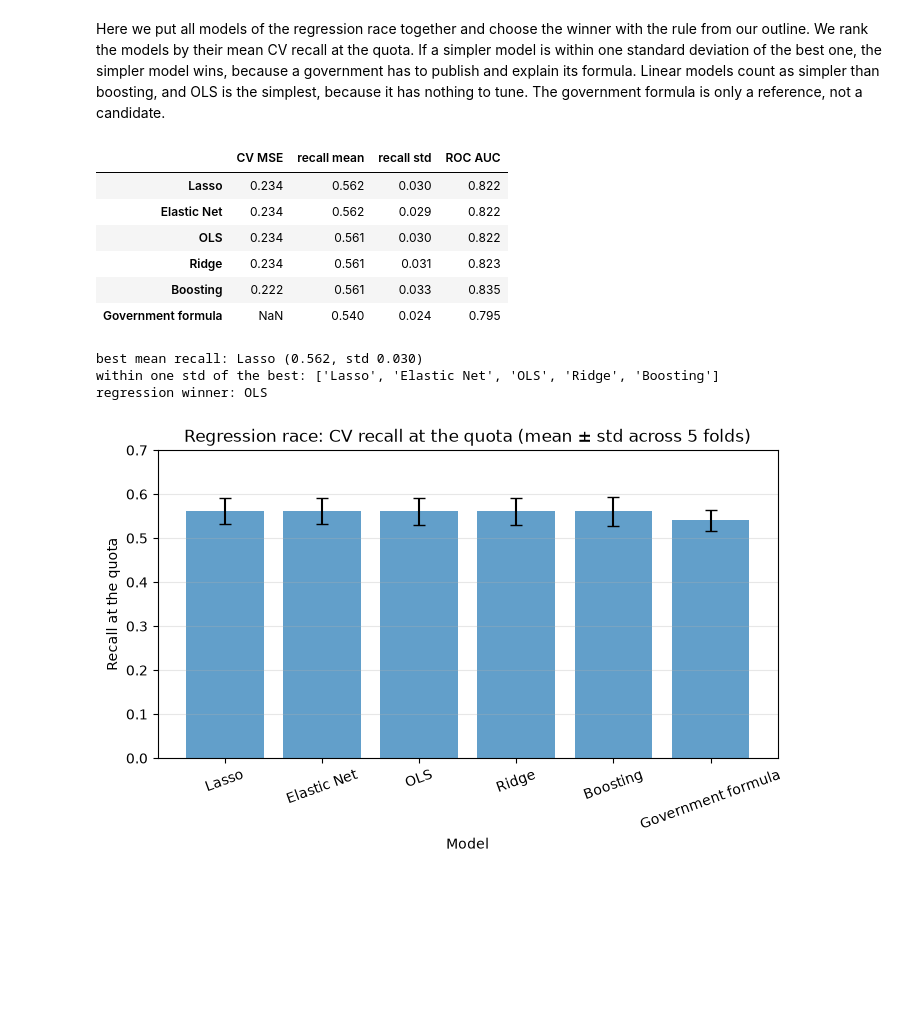
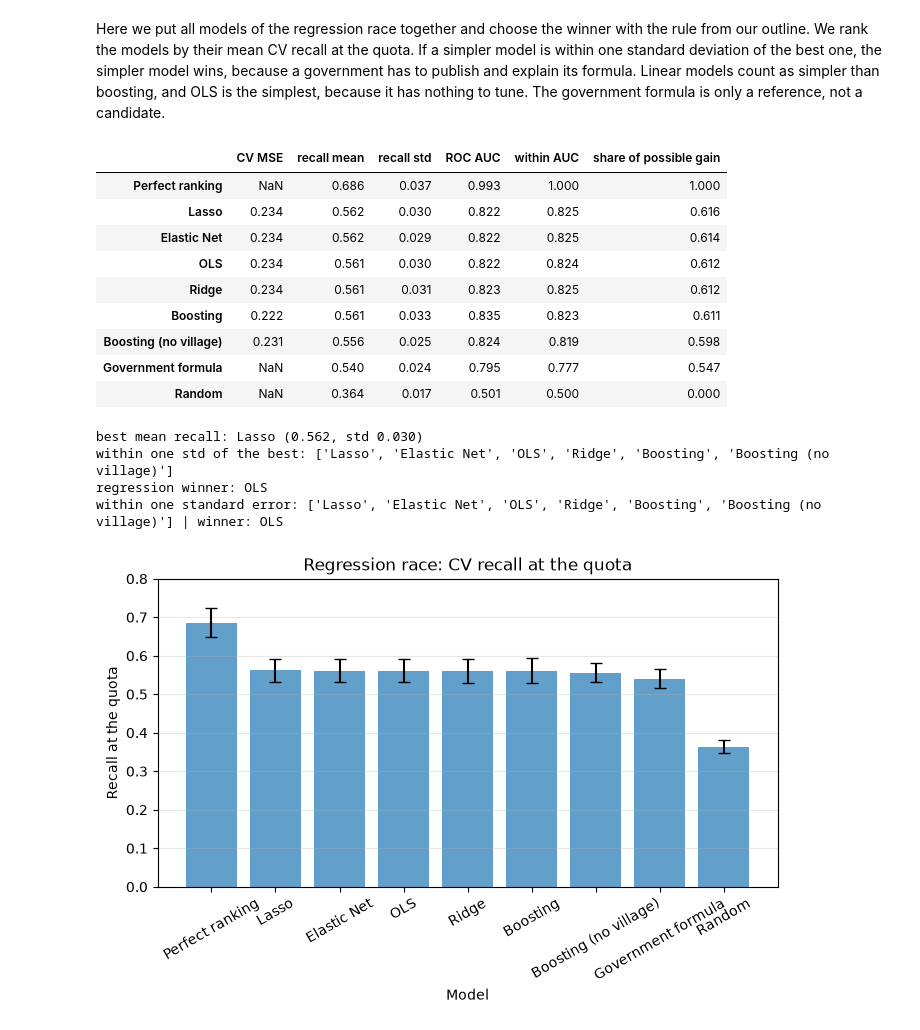
Before and after one commit to StellaI-G/Project_Group0, a Jupyter notebook: notebooks/04a_regression.ipynb, the cells around one changed output. Cells and saved outputs as stored; diff of their text form; code cells hidden in the pictures; blank space fills up the shorter version.

Commit message:
added within_village_auc + small fixes

```diff
--- a/notebooks/04a_regression.ipynb
+++ b/notebooks/04a_regression.ipynb
@@ -699,52 +736,69 @@ Here we put all models of the regression race together and choose the winner wit
 # %%
 # All models of the regression race in one table
 cv_mse = pd.Series({"OLS": ols_cv_mse, "Ridge": best_score_ridge, "Lasso": best_score_lasso,
-                    "Elastic Net": best_score_enet, "Boosting": best_score_boost})   # CV MSE (the tuning score)
+                    "Elastic Net": best_score_enet, "Boosting": best_score_boost,
+                    "Boosting (no village)": best_score_boost_nv})   # CV MSE (the tuning score)
 
 final = pd.DataFrame({
-    "CV MSE": cv_mse,                                       # empty for the government formula (no fitting)
-    "recall mean": summary_boost[("recall", "mean")],       # main metric
-    "recall std": summary_boost[("recall", "std")],         # spread across the 5 folds
-    "ROC AUC": summary_boost[("roc_auc", "mean")],          # ranking quality without the quota
+    "CV MSE": cv_mse,
+    "recall mean": summary_boost[("recall", "mean")],   # main metric
+    "recall std": summary_boost[("recall", "std")],
+    "ROC AUC": summary_boost[("roc_auc", "mean")],     # ranking quality over all households
+    "within AUC": summary_boost[("within_auc", "mean")],   # ranking quality inside the villages
 }).sort_values("recall mean", ascending=False)
+
+# Share of the possible improvement: (recall - random) / (perfect - random)
+random_recall = final.loc["Random", "recall mean"]
+perfect_recall = final.loc["Perfect ranking", "recall mean"]
+final["share of possible gain"] = (final["recall mean"] - random_recall) / (perfect_recall - random_recall)
 display(final.round(3))
 
-simplicity_order = ["OLS", "Ridge", "Lasso", "Elastic Net", "Boosting"]   # simplest first
-candidates = final.drop(index="Government formula")                      # baseline, not a candidate
-best = candidates["recall mean"].idxmax()                                # model with the best mean recall
+simplicity_order = ["OLS", "Ridge", "Lasso", "Elastic Net", "Boosting (no village)", "Boosting"]   # simplest first
+candidates = final.drop(index=references)
+best = candidates["recall mean"].idxmax()     # model with the best mean recall
 threshold = candidates.loc[best, "recall mean"] - candidates.loc[best, "recall std"]
 within = candidates.index[candidates["recall mean"] >= threshold].tolist()
-winner = [m for m in simplicity_order if m in within][0]                 # the simplest of these
+winner = [m for m in simplicity_order if m in within][0]   # the simplest of these
 
 print(f"best mean recall: {best} ({candidates.loc[best, 'recall mean']:.3f}, std {candidates.loc[best, 'recall std']:.3f})")
 print("within one std of the best:", within)
 print("regression winner:", winner)
+
+# Stricter check: one standard error (std / square root of the 5 folds) instead of one std
+threshold_se = candidates.loc[best, "recall mean"] - candidates.loc[best, "recall std"] / np.sqrt(5)
+within_se = candidates.index[candidates["recall mean"] >= threshold_se].tolist()
+winner_se = [m for m in simplicity_order if m in within_se][0]  # the simplest of these
+print("within one standard error:", within_se, "| winner:", winner_se)
 # %% [output]
-|  | CV MSE | recall mean | recall std | ROC AUC |
-| Lasso | 0.234 | 0.562 | 0.030 | 0.822 |
-| Elastic Net | 0.234 | 0.562 | 0.029 | 0.822 |
-| OLS | 0.234 | 0.561 | 0.030 | 0.822 |
-| Ridge | 0.234 | 0.561 | 0.031 | 0.823 |
-| Boosting | 0.222 | 0.561 | 0.033 | 0.835 |
-| Government formula | NaN | 0.540 | 0.024 | 0.795 |
+|  | CV MSE | recall mean | recall std | ROC AUC | within AUC | share of possible gain |
+| Perfect ranking | NaN | 0.686 | 0.037 | 0.993 | 1.000 | 1.000 |
+| Lasso | 0.234 | 0.562 | 0.030 | 0.822 | 0.825 | 0.616 |
+| Elastic Net | 0.234 | 0.562 | 0.029 | 0.822 | 0.825 | 0.614 |
+| OLS | 0.234 | 0.561 | 0.030 | 0.822 | 0.824 | 0.612 |
+| Ridge | 0.234 | 0.561 | 0.031 | 0.823 | 0.825 | 0.612 |
+| Boosting | 0.222 | 0.561 | 0.033 | 0.835 | 0.823 | 0.611 |
+| Boosting (no village) | 0.231 | 0.556 | 0.025 | 0.824 | 0.819 | 0.598 |
+| Government formula | NaN | 0.540 | 0.024 | 0.795 | 0.777 | 0.547 |
+| Random | NaN | 0.364 | 0.017 | 0.501 | 0.500 | 0.000 |
 best mean recall: Lasso (0.562, std 0.030)
-within one std of the best: ['Lasso', 'Elastic Net', 'OLS', 'Ridge', 'Boosting']
+within one std of the best: ['Lasso', 'Elastic Net', 'OLS', 'Ridge', 'Boosting', 'Boosting (no village)']
 regression winner: OLS
+within one standard error: ['Lasso', 'Elastic Net', 'OLS', 'Ridge', 'Boosting', 'Boosting (no village)'] | winner: OLS
 # %%
 # Plot
 fig, ax = plt.subplots(figsize=(8, 4))
 
 ax.bar(final.index, final["recall mean"], yerr=final["recall std"],
        capsize=4, alpha=0.7)
 
 # Aesthetics
-ax.set_ylim(0, 0.7)
+ax.set_ylim(0, 0.8)
 ax.set_xlabel("Model")
 ax.set_ylabel("Recall at the quota")
-ax.set_title("Regression race: CV recall at the quota (mean ± std across 5 folds)")
+ax.set_title("Regression race: CV recall at the quota")
 ax.grid(axis="y", alpha=0.3)
-ax.tick_params(axis="x", rotation=20)      # no overlap of the model name
+ax.tick_params(axis="x", rotation=30)
 plt.show()
 # %% [output]
-[figure, old version]
+[figure, new version]
 # %%
```
Also changed, not shown: parts of 38 cells of this notebook.
